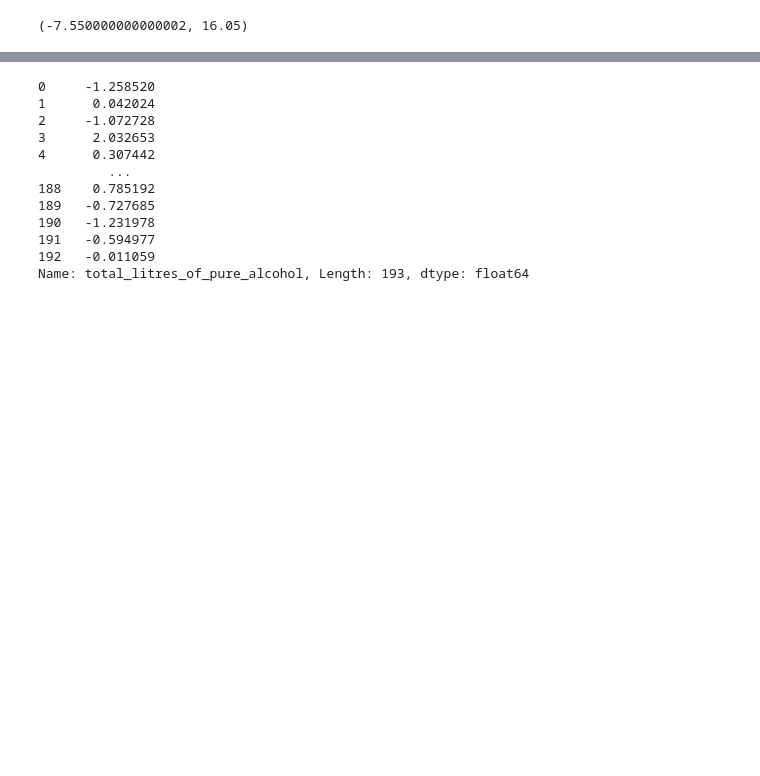
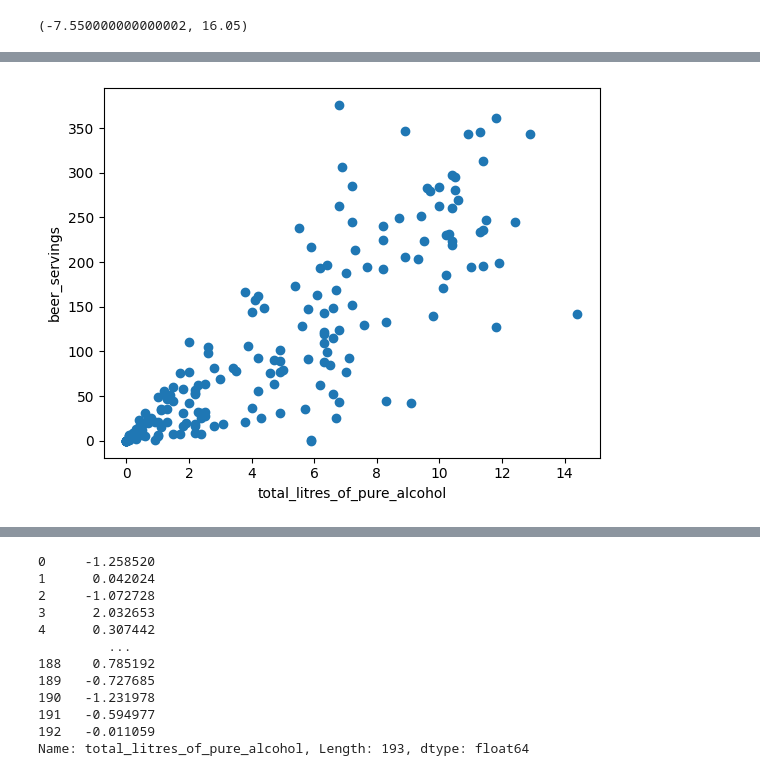
Before and after one commit to alenready/A1, a Jupyter notebook: Untitled21.ipynb, the cells around one changed output, grey strips where cells are left out. Drawn from its saved outputs; the diff is of its cells as text; code cells hidden in the pictures; blank space fills up the shorter version.

```diff
--- a/Untitled21.ipynb
+++ b/Untitled21.ipynb
@@ -56,0 +89,17 @@ lower_limit,upper_limit
+# %%
+# prompt: plot outliers
+
+import matplotlib.pyplot as plt
+
+plt.figure()
+plt.scatter(df['total_litres_of_pure_alcohol'], df['beer_servings'])
+plt.xlabel('total_litres_of_pure_alcohol')
+plt.ylabel('beer_servings')
+
+# Plot the outlier points
+plt.scatter(df[df['total_litres_of_pure_alcohol'] < lower_limit]['total_litres_of_pure_alcohol'], df[df['total_litres_of_pure_alcohol'] < lower_limit]['beer_servings'], c='red')
+plt.scatter(df[df['total_litres_of_pure_alcohol'] > upper_limit]['total_litres_of_pure_alcohol'], df[df['total_litres_of_pure_alcohol'] > upper_limit]['beer_servings'], c='red')
+
+plt.show()
+# %% [output]
+[figure, added]
```
Also changed, not shown: parts of 16 cells of this notebook.
